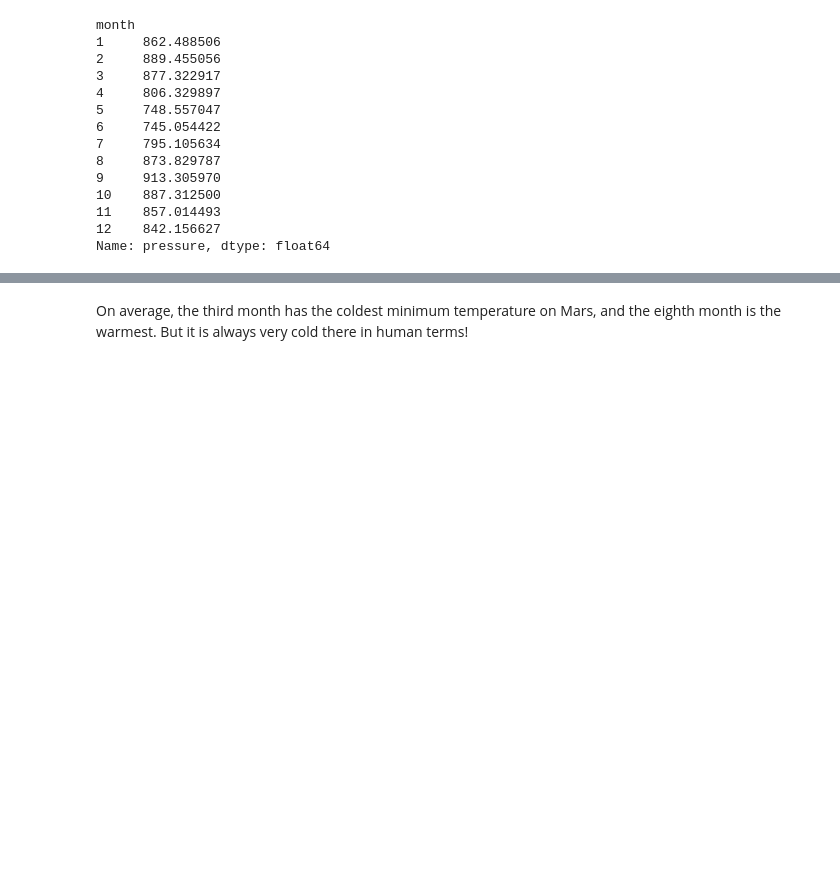
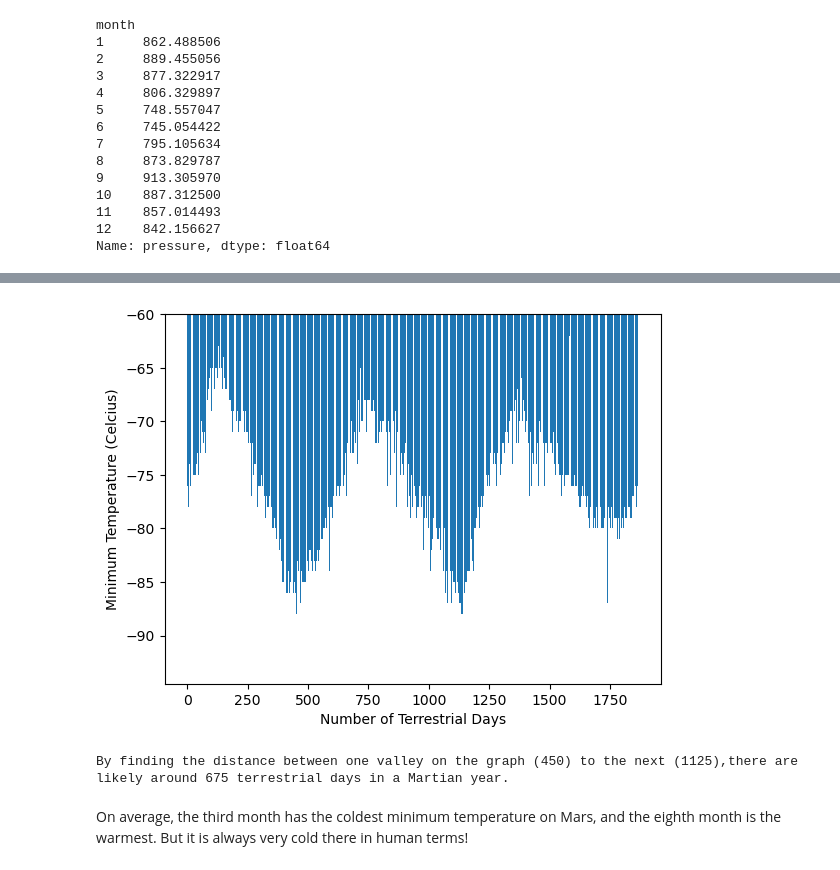
Before and after one commit to Shridhik/Web-Scraping-Mars-Data, a Jupyter notebook: part_2_mars_weather.ipynb, the cells around one changed output, grey strips where cells are left out. Cells and saved outputs as stored; diff of their text form; code cells hidden in the pictures; blank space fills up the shorter version.

```diff
--- a/part_2_mars_weather.ipynb
+++ b/part_2_mars_weather.ipynb
@@ -180,3 +241,16 @@ Name: pressure, dtype: float64
+# %%
+# 5. How many terrestrial (earth) days are there in a Martian year?
+plt.figure(facecolor='white')
+plt.bar(x=df.index, height=df['min_temp'])
+plt.ylim(top=-60)
+plt.ylabel('Minimum Temperature (Celcius)')
+plt.xlabel('Number of Terrestrial Days')
+plt.show()
+print('By finding the distance between one valley on the graph (450) to the next (1125),\
+there are likely around 675 terrestrial days in a Martian year.')
+# %% [output]
+[figure, added]
+By finding the distance between one valley on the graph (450) to the next (1125),there are likely around 675 terrestrial days in a Martian year.
 # %% [markdown]
 On average, the third month has the coldest minimum temperature on Mars, and the eighth month is the warmest. But it is always very cold there in human terms!
 # %% [markdown]
```
Also changed, not shown: parts of 23 cells of this notebook, 3 other files.
